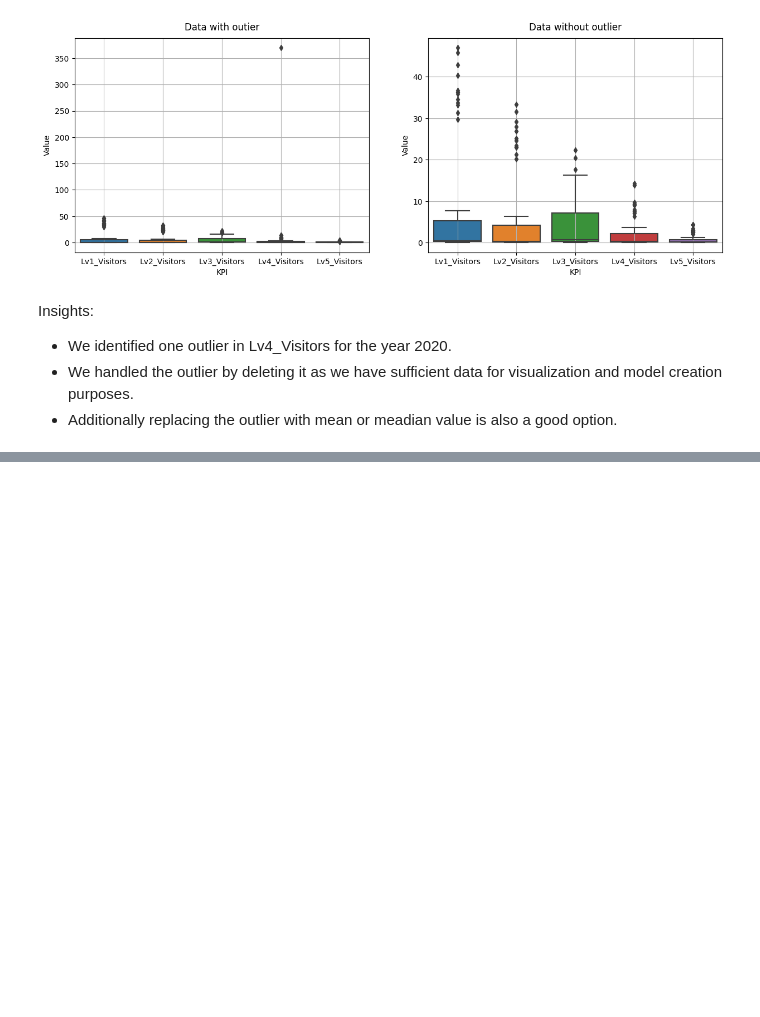
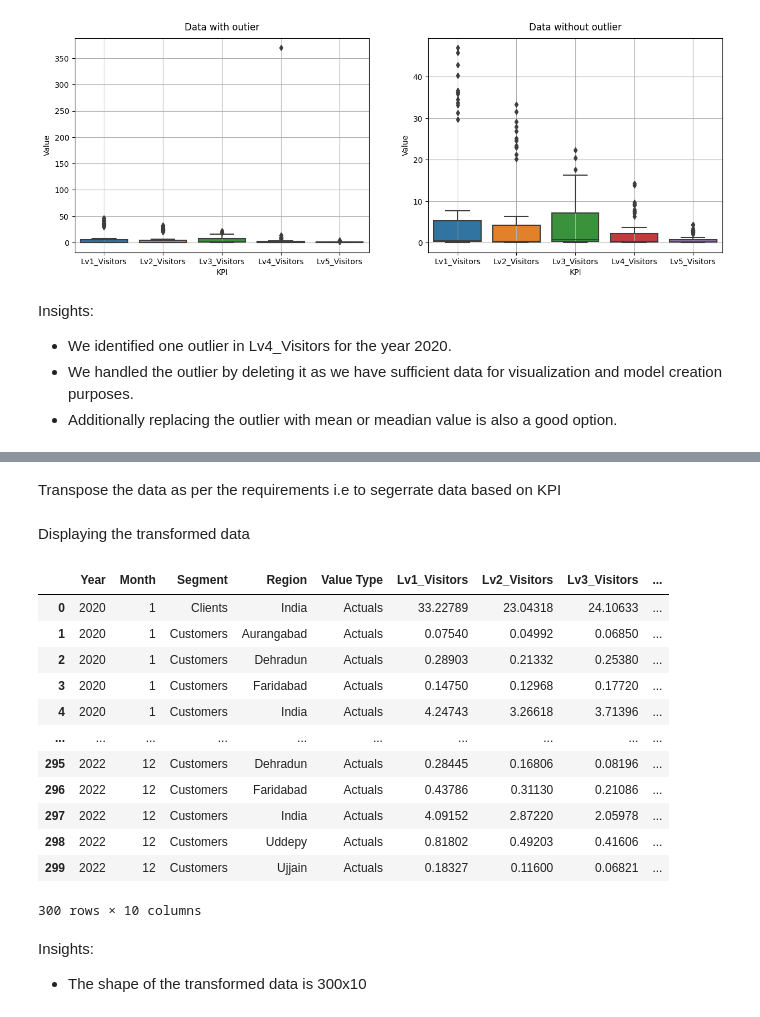
Before and after one commit to pratiksrm99/DataAnalysis, a Jupyter notebook: Website_Visitors_Data_Analysis.ipynb, the cells around one changed output, grey strips where cells are left out. Cells and saved outputs as stored; diff of their text form; code cells hidden in the pictures; blank space fills up the shorter version.

```diff
--- a/Website_Visitors_Data_Analysis.ipynb
+++ b/Website_Visitors_Data_Analysis.ipynb
@@ -469,0 +485,30 @@ Insights:
+# %% [markdown]
+Transpose the data as per the requirements i.e to segerrate data based on KPI
+# %%
+# Creating a pivotable to seggregate the KPI values
+pivot_df = df.pivot_table(values="Value", index=["Year","Month","Segment","Region","Value Type"], columns="KPI", aggfunc=np.sum)
+
+# Removing multilevel coumns to make it like desired output
+pivot_df.columns.name = None
+pivot_df.reset_index(inplace=True)
+# %% [markdown]
+Displaying the transformed data
+# %%
+pivot_df
+# %% [output]
+|  | Year | Month | Segment | Region | Value Type | Lv1_Visitors | Lv2_Visitors | Lv3_Visitors | ... |
+| 0 | 2020 | 1 | Clients | India | Actuals | 33.22789 | 23.04318 | 24.10633 | ... |
+| 1 | 2020 | 1 | Customers | Aurangabad | Actuals | 0.07540 | 0.04992 | 0.06850 | ... |
+| 2 | 2020 | 1 | Customers | Dehradun | Actuals | 0.28903 | 0.21332 | 0.25380 | ... |
+| 3 | 2020 | 1 | Customers | Faridabad | Actuals | 0.14750 | 0.12968 | 0.17720 | ... |
+| 4 | 2020 | 1 | Customers | India | Actuals | 4.24743 | 3.26618 | 3.71396 | ... |
+| ... | ... | ... | ... | ... | ... | ... | ... | ... | ... |
+| 295 | 2022 | 12 | Customers | Dehradun | Actuals | 0.28445 | 0.16806 | 0.08196 | ... |
+| 296 | 2022 | 12 | Customers | Faridabad | Actuals | 0.43786 | 0.31130 | 0.21086 | ... |
+| 297 | 2022 | 12 | Customers | India | Actuals | 4.09152 | 2.87220 | 2.05978 | ... |
+| 298 | 2022 | 12 | Customers | Uddepy | Actuals | 0.81802 | 0.49203 | 0.41606 | ... |
+| 299 | 2022 | 12 | Customers | Ujjain | Actuals | 0.18327 | 0.11600 | 0.06821 | ... |
+300 rows × 10 columns
+# %% [markdown]
+Insights:
+* The shape of the transformed data is 300x10
```
Also changed, not shown: parts of 4 cells of this notebook.
